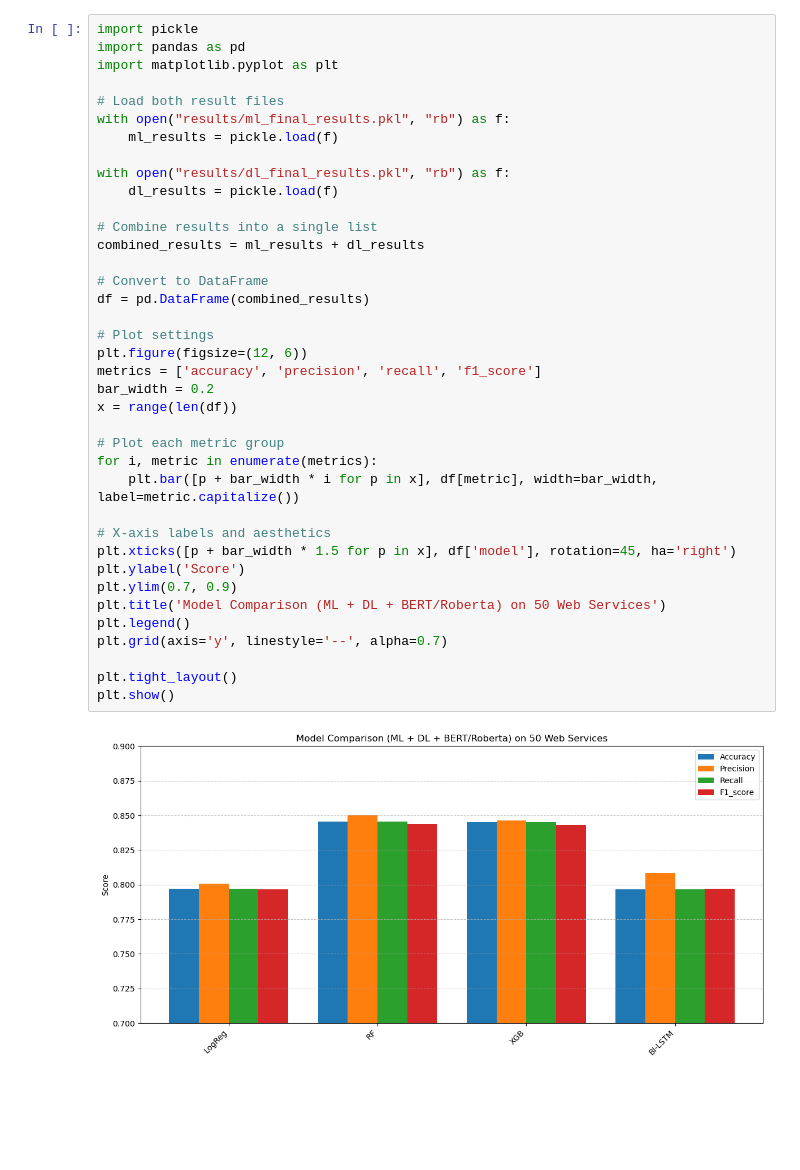
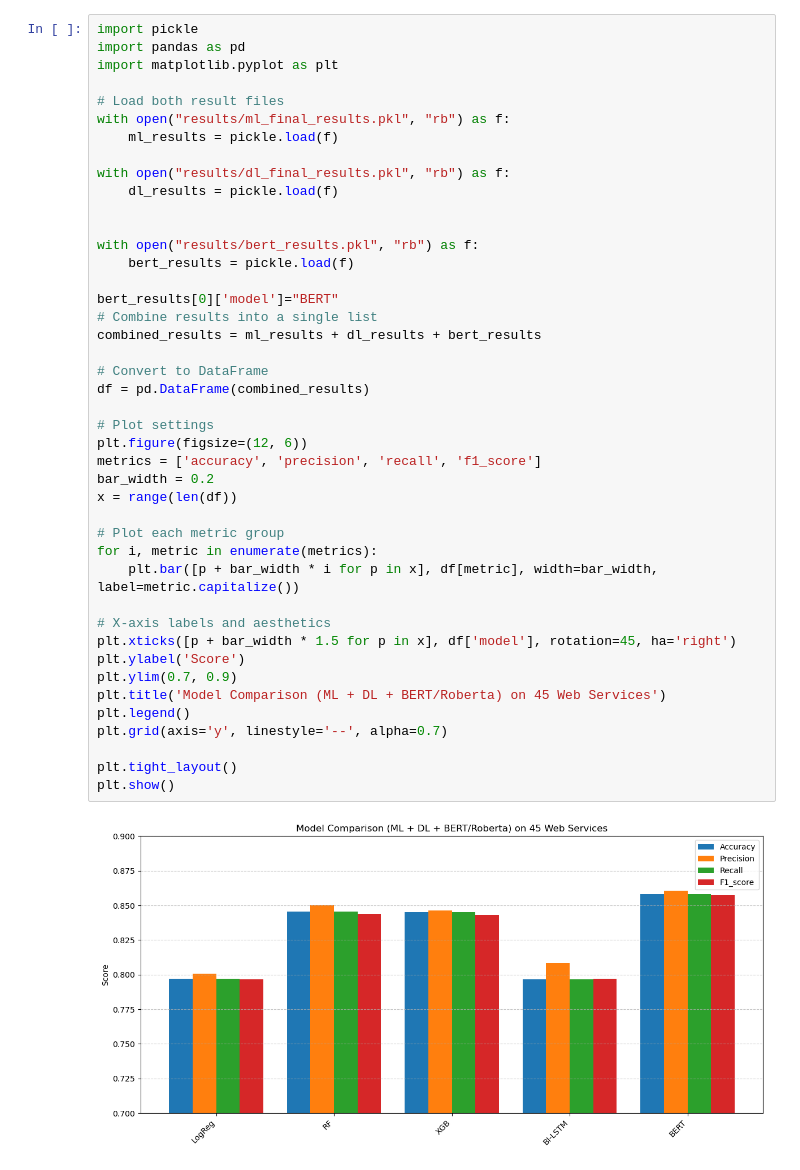
Before and after one commit to alexvatti/Ali-MAS-XAI, a Jupyter notebook: Phase-02-WebSer-45-Cat/models/model_performance_comparision.ipynb, the cells around one changed output. Cells and saved outputs as stored; diff of their text form; blank space fills up the shorter version.

Commit message:
Phase 02 - Revised for 45 Cat BERT Model is updated

```diff
--- a/Phase-02-WebSer-45-Cat/models/model_performance_comparision.ipynb
+++ b/Phase-02-WebSer-45-Cat/models/model_performance_comparision.ipynb
@@ -11,36 +11,41 @@ with open("results/ml_final_results.pkl", "rb") as f:
     ml_results = pickle.load(f)
 
 with open("results/dl_final_results.pkl", "rb") as f:
     dl_results = pickle.load(f)
 
+
+with open("results/bert_results.pkl", "rb") as f:
+    bert_results = pickle.load(f)
+
+bert_results[0]['model']="BERT"
 # Combine results into a single list
-combined_results = ml_results + dl_results
+combined_results = ml_results + dl_results + bert_results
 
 # Convert to DataFrame
 df = pd.DataFrame(combined_results)
 
 # Plot settings
 plt.figure(figsize=(12, 6))
 metrics = ['accuracy', 'precision', 'recall', 'f1_score']
 bar_width = 0.2
 x = range(len(df))
 
 # Plot each metric group
 for i, metric in enumerate(metrics):
     plt.bar([p + bar_width * i for p in x], df[metric], width=bar_width, label=metric.capitalize())
 
 # X-axis labels and aesthetics
 plt.xticks([p + bar_width * 1.5 for p in x], df['model'], rotation=45, ha='right')
 plt.ylabel('Score')
 plt.ylim(0.7, 0.9)
-plt.title('Model Comparison (ML + DL + BERT/Roberta) on 50 Web Services')
+plt.title('Model Comparison (ML + DL + BERT/Roberta) on 45 Web Services')
 plt.legend()
 plt.grid(axis='y', linestyle='--', alpha=0.7)
 
 plt.tight_layout()
 plt.show()
 # %% [output]
-[figure, old version]
+[figure, new version]
 # %%
 import pandas as pd
 import matplotlib.pyplot as plt
```
Also changed, not shown: parts of 2 cells of this notebook, 3 other files.
